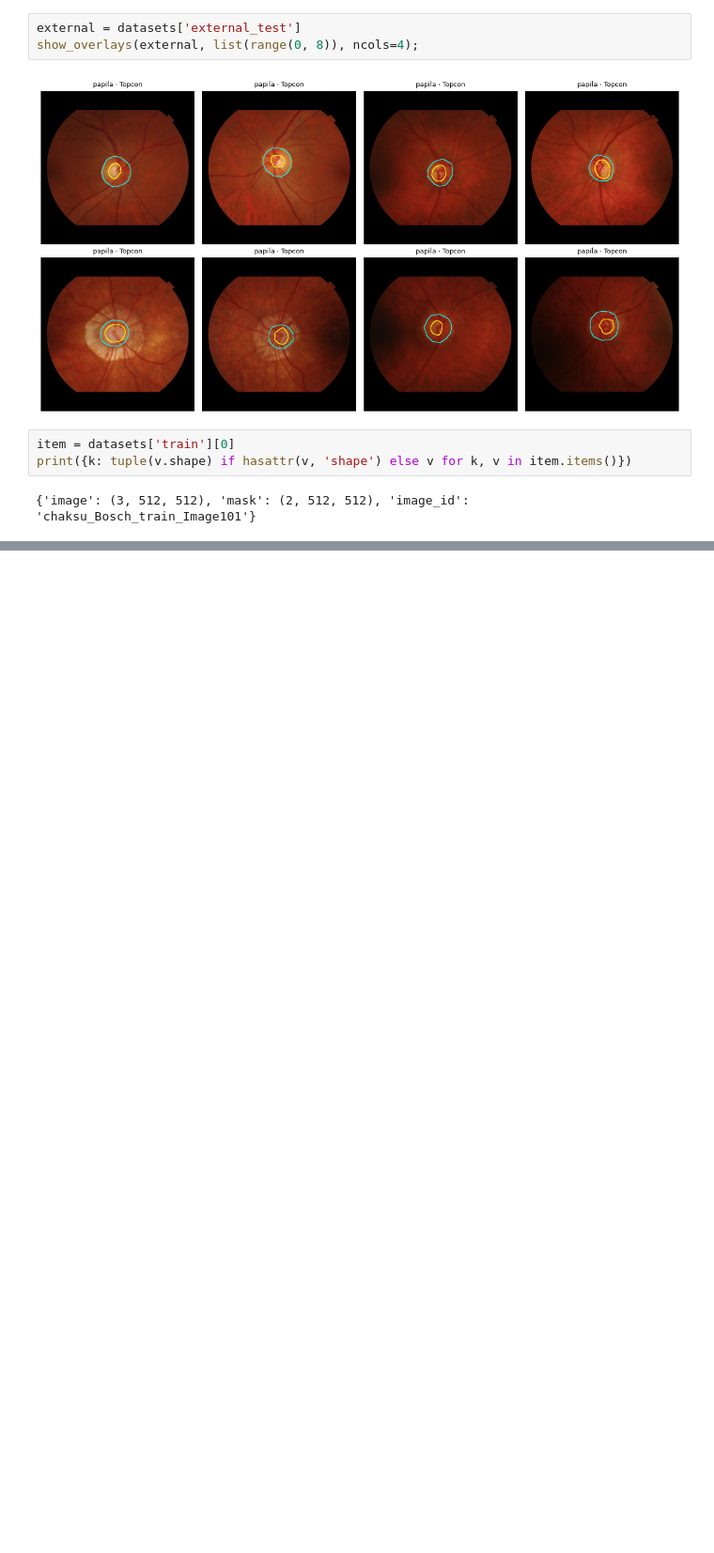
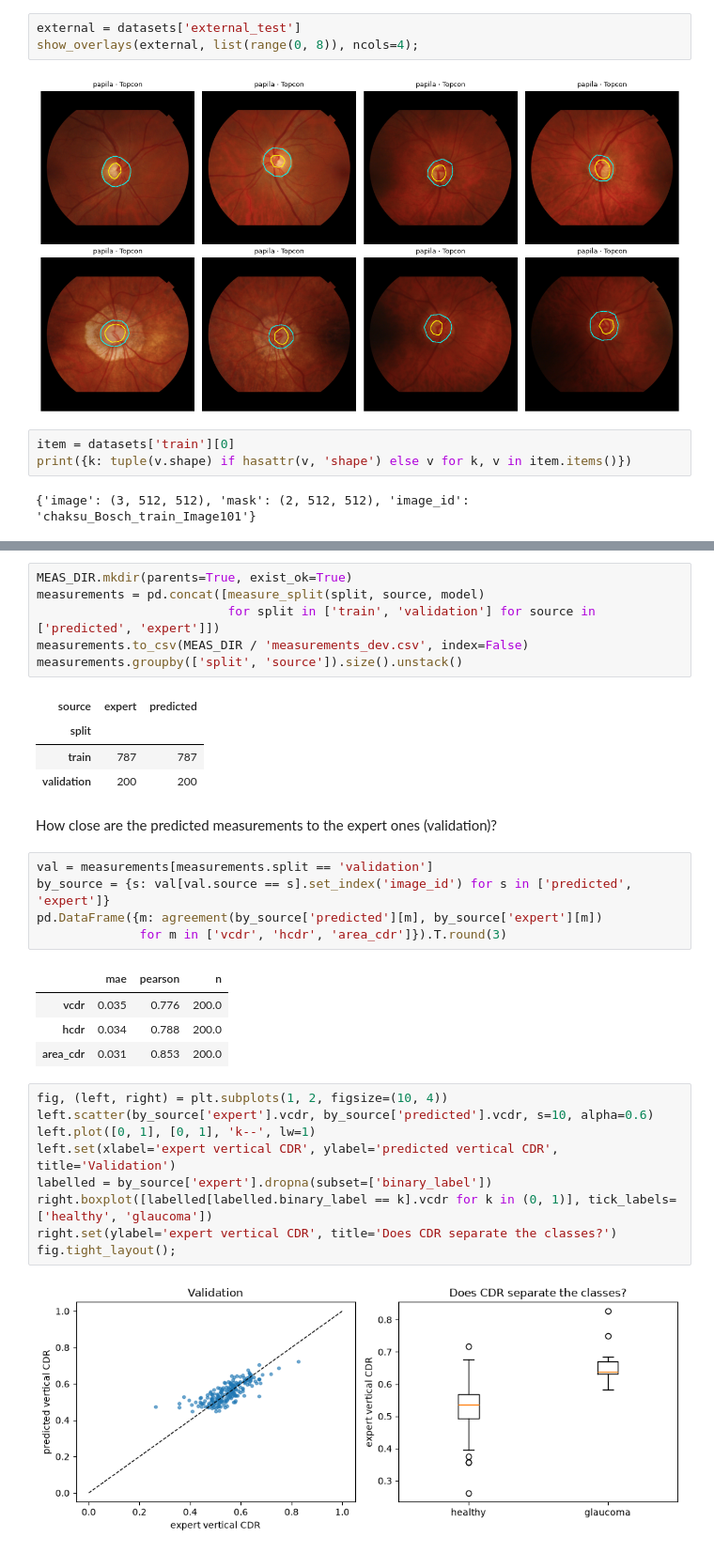
Before and after one commit to aman2712/glaucoma-prediction, a Jupyter notebook: notebooks/03_baseline_a.ipynb, the cells around one changed output, grey strips where cells are left out. Shown at 94% size. Cells and saved outputs as stored; diff of their text form; blank space fills up the shorter version.

```diff
--- a/notebooks/03_baseline_a.ipynb
+++ b/notebooks/03_baseline_a.ipynb
@@ -50,0 +83,34 @@ Summary table, ROC curves, example failures, caveats from `docs/baseline_a.md`.
+# %%
+MEAS_DIR.mkdir(parents=True, exist_ok=True)
+measurements = pd.concat([measure_split(split, source, model)
+                          for split in ['train', 'validation'] for source in ['predicted', 'expert']])
+measurements.to_csv(MEAS_DIR / 'measurements_dev.csv', index=False)
+measurements.groupby(['split', 'source']).size().unstack()
+# %% [output]
+| source | expert | predicted |
+| split |  |  |
+| train | 787 | 787 |
+| validation | 200 | 200 |
+# %% [markdown]
+How close are the predicted measurements to the expert ones (validation)?
+# %%
+val = measurements[measurements.split == 'validation']
+by_source = {s: val[val.source == s].set_index('image_id') for s in ['predicted', 'expert']}
+pd.DataFrame({m: agreement(by_source['predicted'][m], by_source['expert'][m])
+              for m in ['vcdr', 'hcdr', 'area_cdr']}).T.round(3)
+# %% [output]
+|  | mae | pearson | n |
+| vcdr | 0.035 | 0.776 | 200.0 |
+| hcdr | 0.034 | 0.788 | 200.0 |
+| area_cdr | 0.031 | 0.853 | 200.0 |
+# %%
+fig, (left, right) = plt.subplots(1, 2, figsize=(10, 4))
+left.scatter(by_source['expert'].vcdr, by_source['predicted'].vcdr, s=10, alpha=0.6)
+left.plot([0, 1], [0, 1], 'k--', lw=1)
+left.set(xlabel='expert vertical CDR', ylabel='predicted vertical CDR', title='Validation')
+labelled = by_source['expert'].dropna(subset=['binary_label'])
+right.boxplot([labelled[labelled.binary_label == k].vcdr for k in (0, 1)], tick_labels=['healthy', 'glaucoma'])
+right.set(ylabel='expert vertical CDR', title='Does CDR separate the classes?')
+fig.tight_layout();
+# %% [output]
+[figure, added]
```
Also changed, not shown: parts of 16 cells of this notebook, 8 other files.
